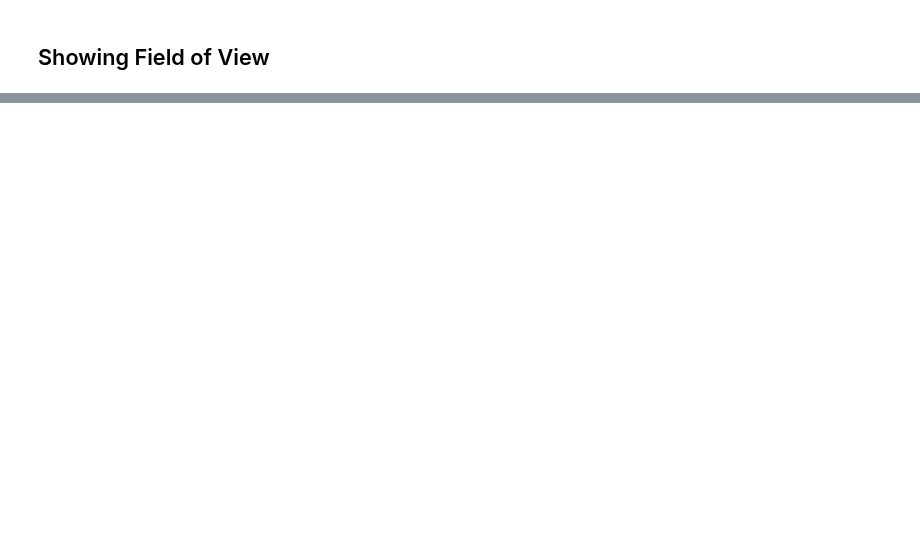
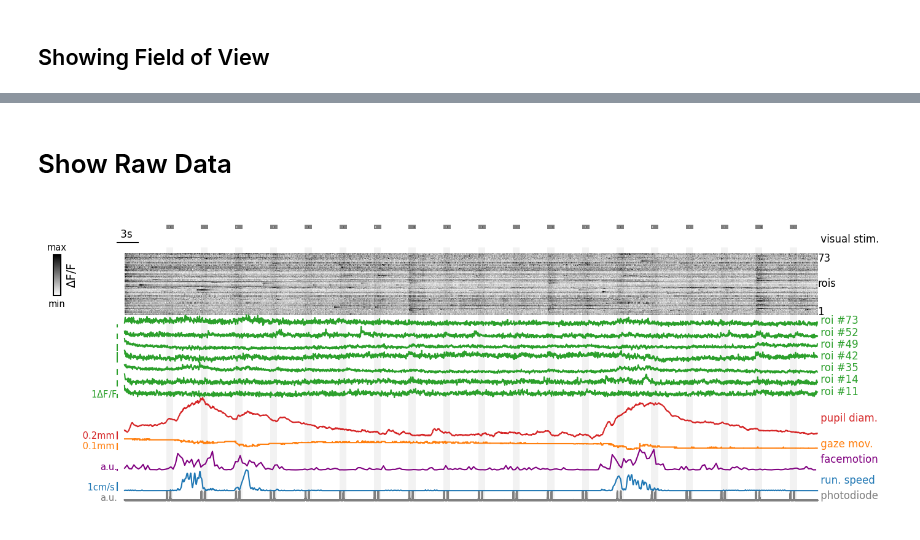
Before and after one commit to LauraGonzalez2000/Lab-notebook, a Jupyter notebook: notebooks/Visualize-Raw-Data.ipynb, the cells around one changed output, grey strips where cells are left out. Saved outputs shown, nothing was run; the diff lists cells and outputs as text; code cells hidden in the pictures; blank space fills up the shorter version.

```diff
--- a/notebooks/Visualize-Raw-Data.ipynb
+++ b/notebooks/Visualize-Raw-Data.ipynb
@@ -36,0 +60,9 @@ fig.savefig('/Users/yann/Desktop/fig.svg')
+# %% [markdown]
+# Show Raw Data
+# %%
+# default plot
+from physion.dataviz.raw import plot as plot_raw, find_default_plot_settings
+settings = find_default_plot_settings(data)
+_ = plot_raw(data, settings=settings)
+# %% [output]
+[figure, added]
```
Also changed, not shown: parts of 8 cells of this notebook.
